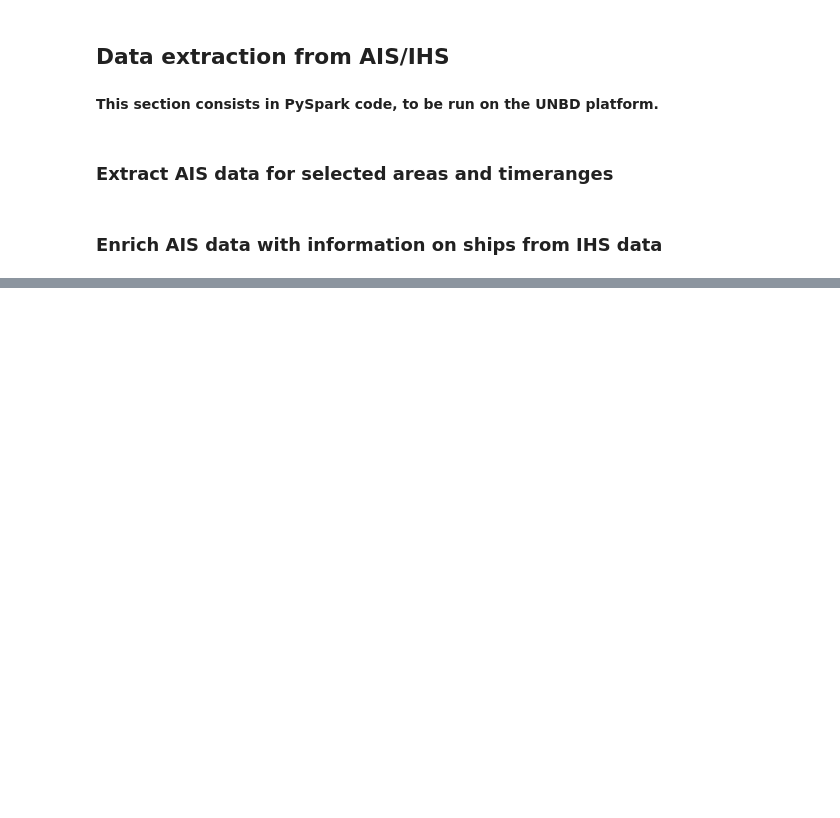
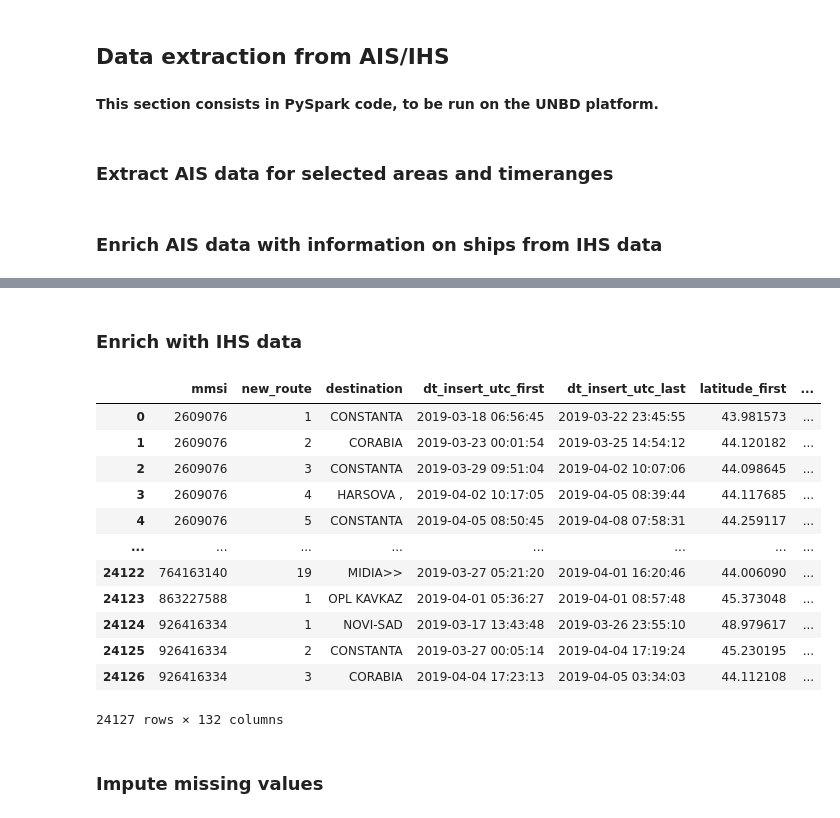
Before and after one commit to InseeFrLab/hackathon-un-2022, a Jupyter notebook: notebooks/notebook_final.ipynb, the cells around one changed output, grey strips where cells are left out. Cells and saved outputs as stored; diff of their text form; code cells hidden in the pictures; blank space fills up the shorter version.

```diff
--- a/notebooks/notebook_final.ipynb
+++ b/notebooks/notebook_final.ipynb
@@ -123,0 +224,6 @@ spark.stop()
+# %%
+routes_df['destination_lag'] = routes_df['destination'].shift(1)
+
+routes_df['new_route'] =  routes_df.groupby('mmsi').apply(
+    lambda x: (x['destination'] != x['destination_lag']).cumsum()
+).reset_index(level=0, drop=True)
@@ -123,0 +241,15 @@ spark.stop()
+# %%
+new_routes_df = routes_df.groupby(['mmsi', 'new_route', 'destination']).agg(
+    {
+        'dt_insert_utc_first': 'first',
+        'dt_insert_utc_last': 'last',
+        'latitude_first': 'first',
+        'latitude_last': 'last',
+        'longitude_first': 'first',
+        'longitude_last': 'last',
+    }
+).reset_index()
+
+new_routes_df['origin'] = new_routes_df.groupby('mmsi')['destination'].shift(1)
+
+new_routes_df.head()
@@ -123,0 +265,6 @@ spark.stop()
+# %%
+new_routes_df['reference_week_first_dt'] = (new_routes_df['dt_insert_utc_first'] > start_date) & (new_routes_df['dt_insert_utc_first'] <= end_date)
+new_routes_df['reference_week_last_dt'] = (new_routes_df['dt_insert_utc_last'] > start_date) & (new_routes_df['dt_insert_utc_last'] <= end_date)
+# %%
+new_routes_df['next_destination'] = new_routes_df.groupby('mmsi')['destination'].shift(-1)
+new_routes_df.head()
@@ -123,0 +278,2 @@ spark.stop()
+# %% [markdown]
+### Enrich with IHS data
@@ -123,0 +282,24 @@ spark.stop()
+# %%
+new_routes_df_enriched = new_routes_df.merge(
+    ship_data_enriched,
+    left_on='mmsi',
+    right_on="MaritimeMobileServiceIdentityMMSINumber",
+    how='left'
+)
+new_routes_df_enriched
+# %% [output]
+|  | mmsi | new_route | destination | dt_insert_utc_first | dt_insert_utc_last | latitude_first | ... |
+| 0 | 2609076 | 1 | CONSTANTA | 2019-03-18 06:56:45 | 2019-03-22 23:45:55 | 43.981573 | ... |
+| 1 | 2609076 | 2 | CORABIA | 2019-03-23 00:01:54 | 2019-03-25 14:54:12 | 44.120182 | ... |
+| 2 | 2609076 | 3 | CONSTANTA | 2019-03-29 09:51:04 | 2019-04-02 10:07:06 | 44.098645 | ... |
+| 3 | 2609076 | 4 | HARSOVA , | 2019-04-02 10:17:05 | 2019-04-05 08:39:44 | 44.117685 | ... |
+| 4 | 2609076 | 5 | CONSTANTA | 2019-04-05 08:50:45 | 2019-04-08 07:58:31 | 44.259117 | ... |
+| ... | ... | ... | ... | ... | ... | ... | ... |
+| 24122 | 764163140 | 19 | MIDIA>> | 2019-03-27 05:21:20 | 2019-04-01 16:20:46 | 44.006090 | ... |
+| 24123 | 863227588 | 1 | OPL KAVKAZ | 2019-04-01 05:36:27 | 2019-04-01 08:57:48 | 45.373048 | ... |
+| 24124 | 926416334 | 1 | NOVI-SAD | 2019-03-17 13:43:48 | 2019-03-26 23:55:10 | 48.979617 | ... |
+| 24125 | 926416334 | 2 | CONSTANTA | 2019-03-27 00:05:14 | 2019-04-04 17:19:24 | 45.230195 | ... |
+| 24126 | 926416334 | 3 | CORABIA | 2019-04-04 17:23:13 | 2019-04-05 03:34:03 | 44.112108 | ... |
+24127 rows × 132 columns
+# %% [markdown]
+### Impute missing values
```
Also changed, not shown: parts of 27 cells of this notebook, 1 other file.
